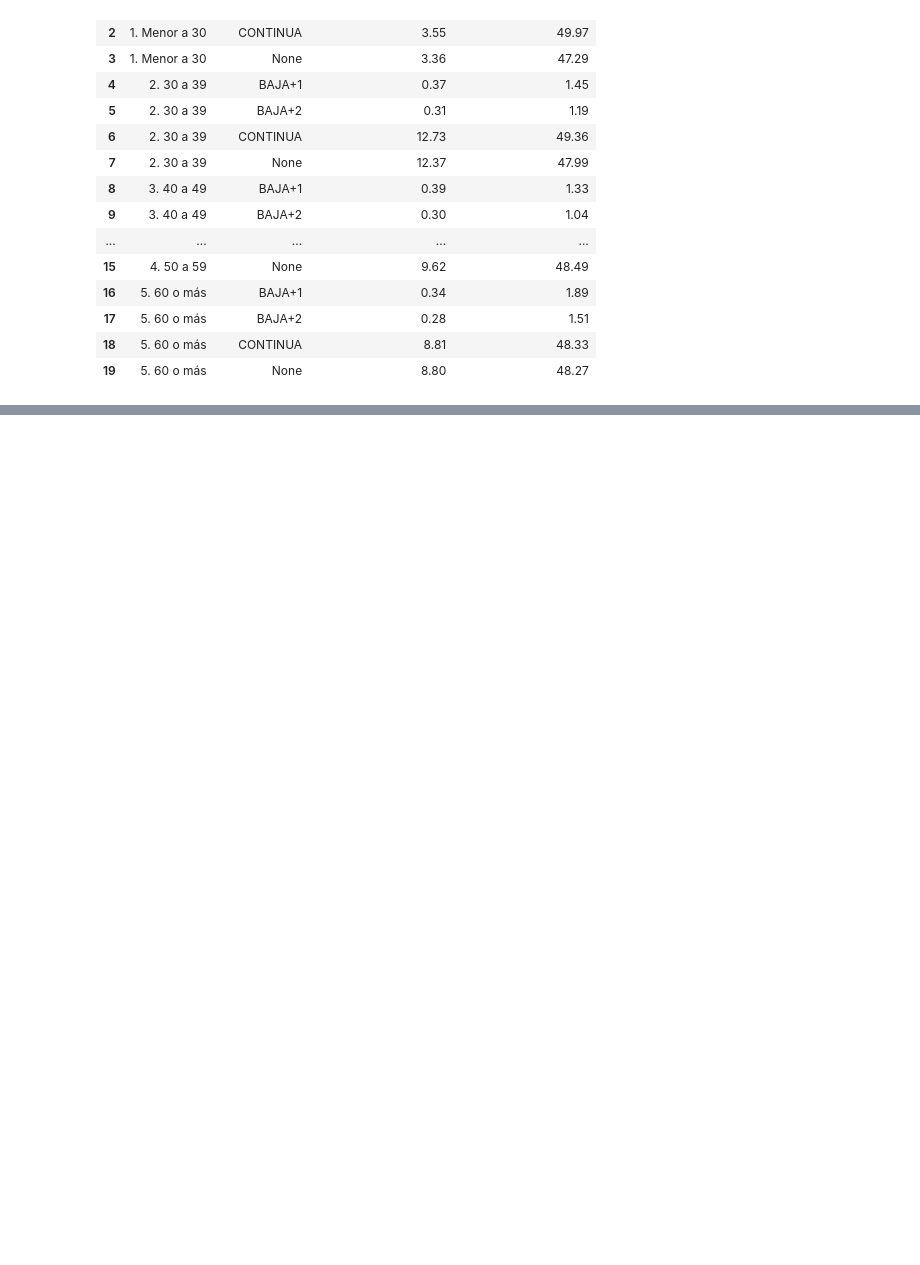
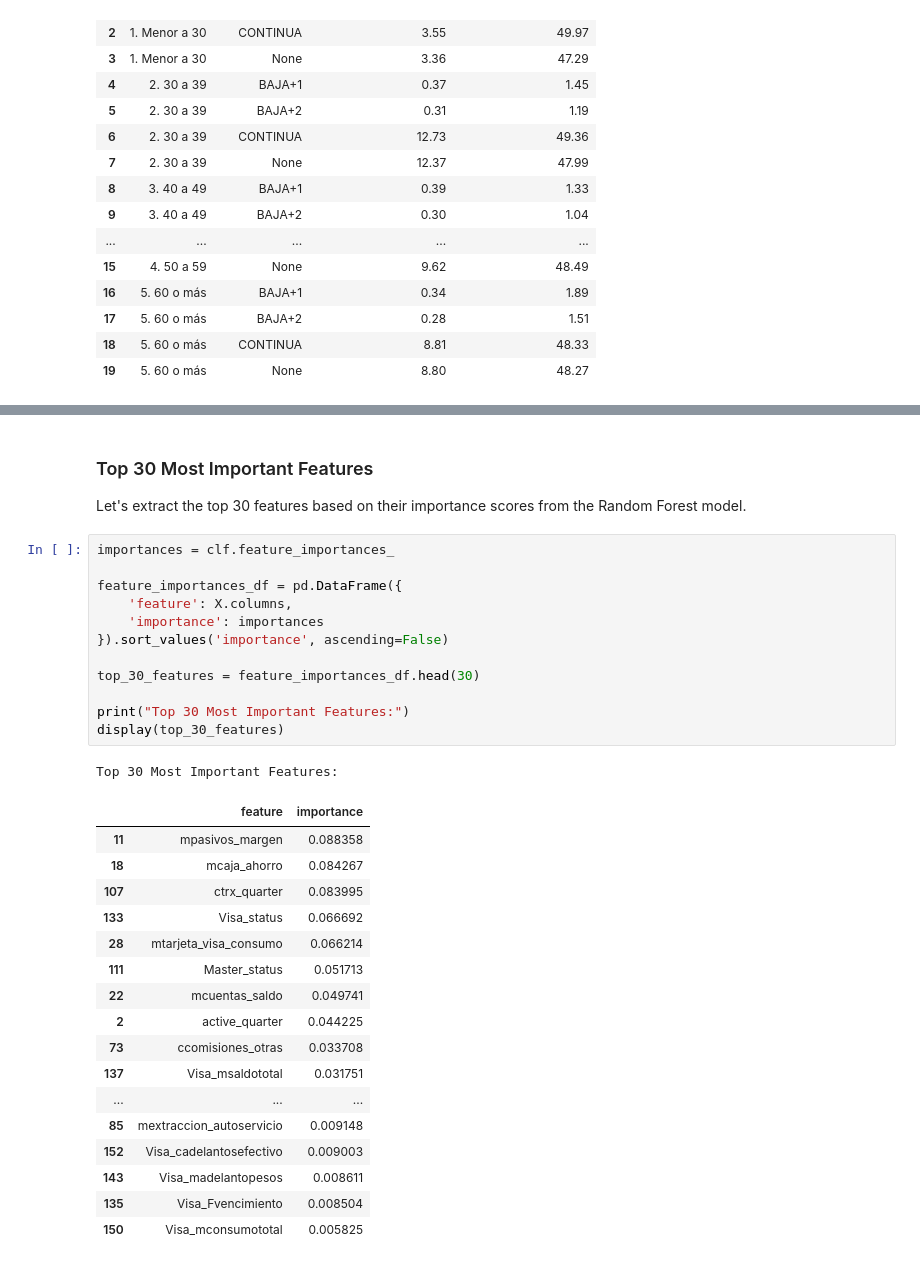
Before and after one commit to tobiartinian/Econom-a-y-Finanzas, a Jupyter notebook: EDA.ipynb, the cells around one changed output, grey strips where cells are left out. Drawn from its saved outputs; the diff is of its cells as text; blank space fills up the shorter version.

```diff
--- a/EDA.ipynb
+++ b/EDA.ipynb
@@ -179,0 +212,35 @@ ORDER BY rango_edad, clase_ternaria;
+# %% [markdown]
+### Top 30 Most Important Features
+
+Let's extract the top 30 features based on their importance scores from the Random Forest model.
+# %%
+importances = clf.feature_importances_
+
+feature_importances_df = pd.DataFrame({
+    'feature': X.columns,
+    'importance': importances
+}).sort_values('importance', ascending=False)
+
+top_30_features = feature_importances_df.head(30)
+
+print("Top 30 Most Important Features:")
+display(top_30_features)
+# %% [output]
+Top 30 Most Important Features:
+|  | feature | importance |
+| 11 | mpasivos_margen | 0.088358 |
+| 18 | mcaja_ahorro | 0.084267 |
+| 107 | ctrx_quarter | 0.083995 |
+| 133 | Visa_status | 0.066692 |
+| 28 | mtarjeta_visa_consumo | 0.066214 |
+| 111 | Master_status | 0.051713 |
+| 22 | mcuentas_saldo | 0.049741 |
+| 2 | active_quarter | 0.044225 |
+| 73 | ccomisiones_otras | 0.033708 |
+| 137 | Visa_msaldototal | 0.031751 |
+| ... | ... | ... |
+| 85 | mextraccion_autoservicio | 0.009148 |
+| 152 | Visa_cadelantosefectivo | 0.009003 |
+| 143 | Visa_madelantopesos | 0.008611 |
+| 135 | Visa_Fvencimiento | 0.008504 |
+| 150 | Visa_mconsumototal | 0.005825 |
```
Also changed, not shown: parts of 12 cells of this notebook.
